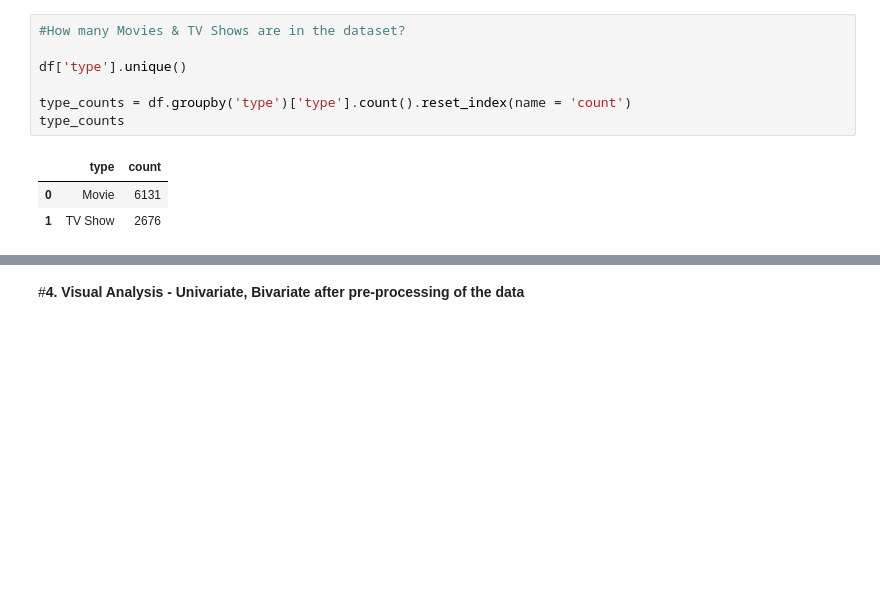
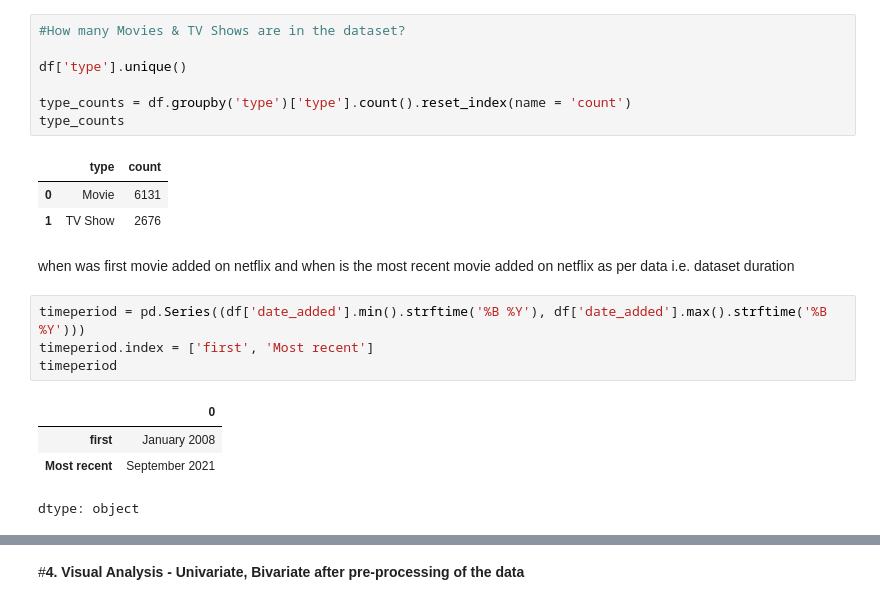
Before and after one commit to sr606/Python-Practice, a Jupyter notebook: Business_Case_Netflix_Data_Exploration_and_Visualisation.ipynb, the cells around one changed output, grey strips where cells are left out. Saved outputs shown, nothing was run; the diff lists cells and outputs as text; blank space fills up the shorter version.

```diff
--- a/Business_Case_Netflix_Data_Exploration_and_Visualisation.ipynb
+++ b/Business_Case_Netflix_Data_Exploration_and_Visualisation.ipynb
@@ -524,3 +524,14 @@ type_counts
 |  | type | count |
 | 0 | Movie | 6131 |
 | 1 | TV Show | 2676 |
+# %% [markdown]
+when was first movie added on netflix and when is the most recent movie added on netflix as per data i.e. dataset duration
+# %%
+timeperiod = pd.Series((df['date_added'].min().strftime('%B %Y'), df['date_added'].max().strftime('%B %Y')))
+timeperiod.index = ['first', 'Most recent']
+timeperiod
+# %% [output]
+|  | 0 |
+| first | January 2008 |
+| Most recent | September 2021 |
+dtype: object
```
Also changed, not shown: parts of 18 cells of this notebook.
